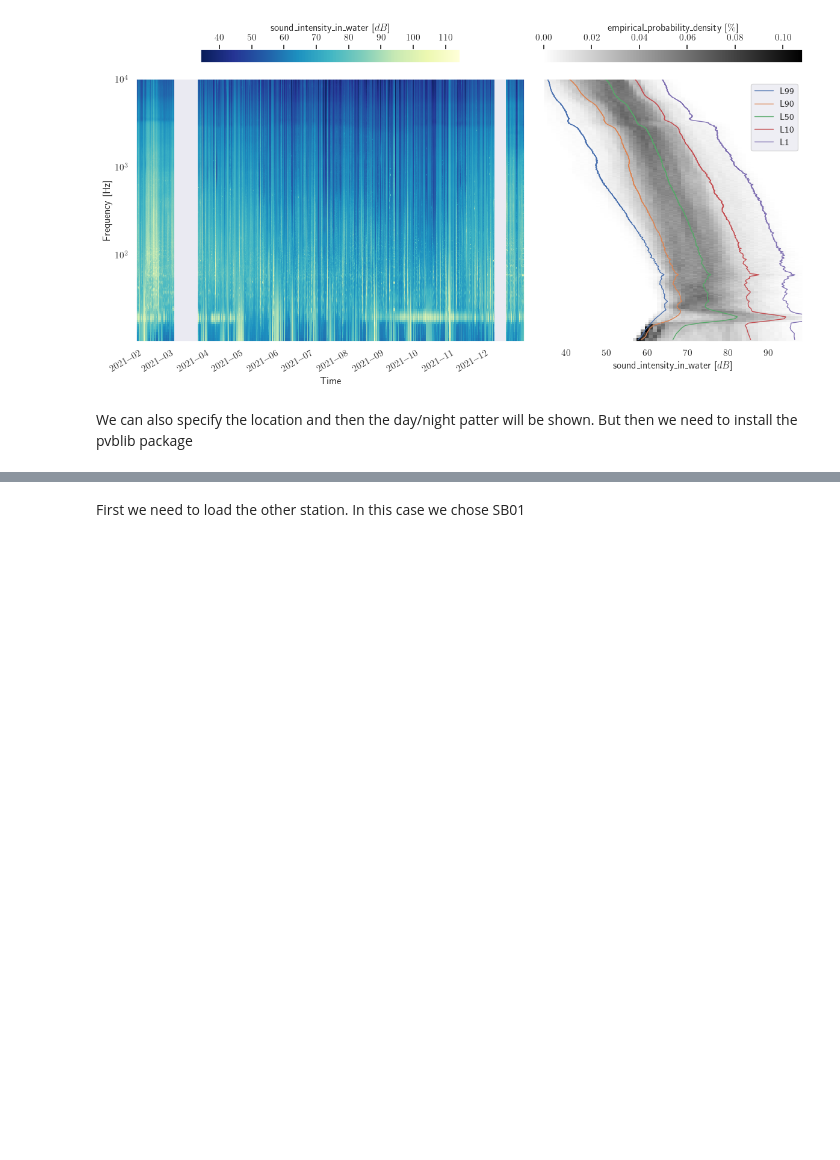
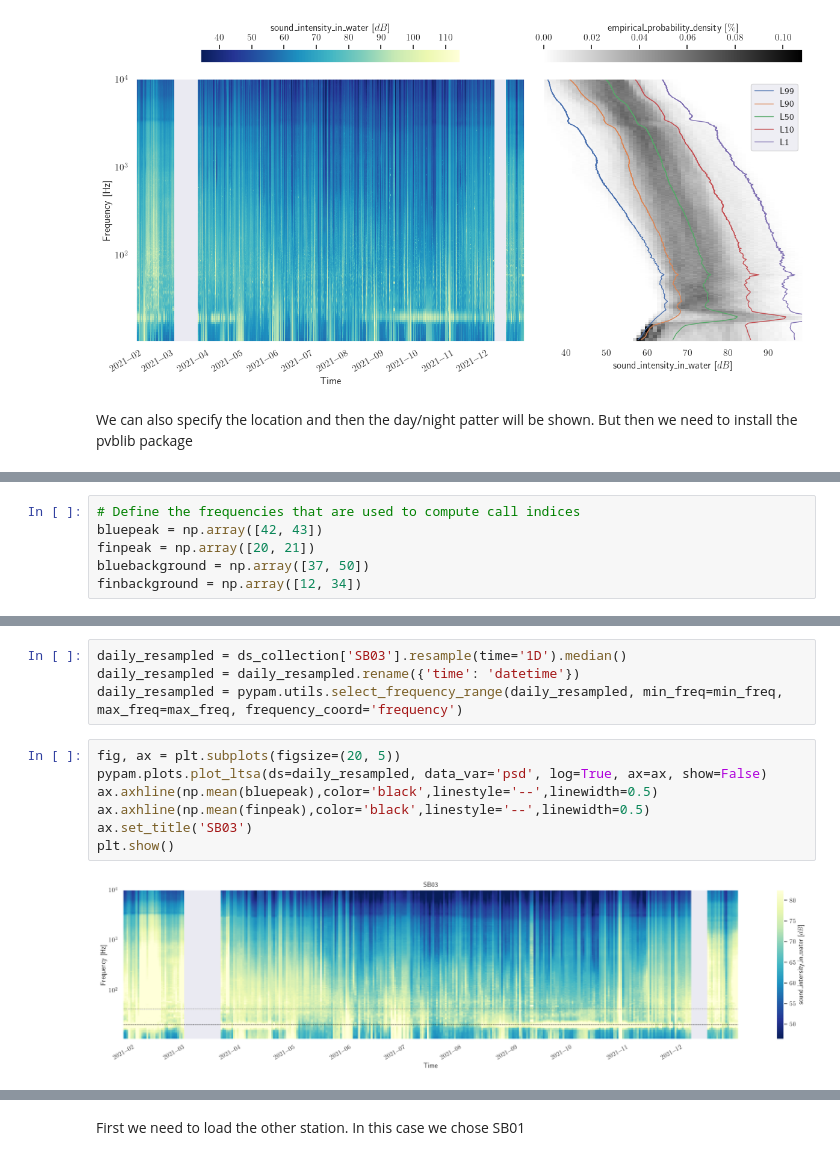
Before and after one commit to ioos/soundcoop, a Jupyter notebook: hybrid_millidecade_bands.ipynb, the cells around one changed output, grey strips where cells are left out. Cells and saved outputs as stored; diff of their text form; blank space fills up the shorter version.

Commit message:
Use of latest github version of pypam. Addition of whale indices

```diff
--- a/hybrid_millidecade_bands.ipynb
+++ b/hybrid_millidecade_bands.ipynb
@@ -350,0 +328,6 @@ pypam.plots.plot_summary_dataset(ds_resampled, percentiles, data_var='psd', time
+# %%
+# Define the frequencies that are used to compute call indices
+bluepeak = np.array([42, 43])
+finpeak = np.array([20, 21])
+bluebackground = np.array([37, 50])
+finbackground = np.array([12, 34])
@@ -350,0 +336,13 @@ pypam.plots.plot_summary_dataset(ds_resampled, percentiles, data_var='psd', time
+# %%
+daily_resampled = ds_collection['SB03'].resample(time='1D').median()
+daily_resampled = daily_resampled.rename({'time': 'datetime'})
+daily_resampled = pypam.utils.select_frequency_range(daily_resampled, min_freq=min_freq, max_freq=max_freq, frequency_coord='frequency')
+# %%
+fig, ax = plt.subplots(figsize=(20, 5))
+pypam.plots.plot_ltsa(ds=daily_resampled, data_var='psd', log=True, ax=ax, show=False)
+ax.axhline(np.mean(bluepeak),color='black',linestyle='--',linewidth=0.5)
+ax.axhline(np.mean(finpeak),color='black',linestyle='--',linewidth=0.5)
+ax.set_title('SB03')
+plt.show()
+# %% [output]
+[figure, added]
```
Also changed, not shown: parts of 25 cells of this notebook.
